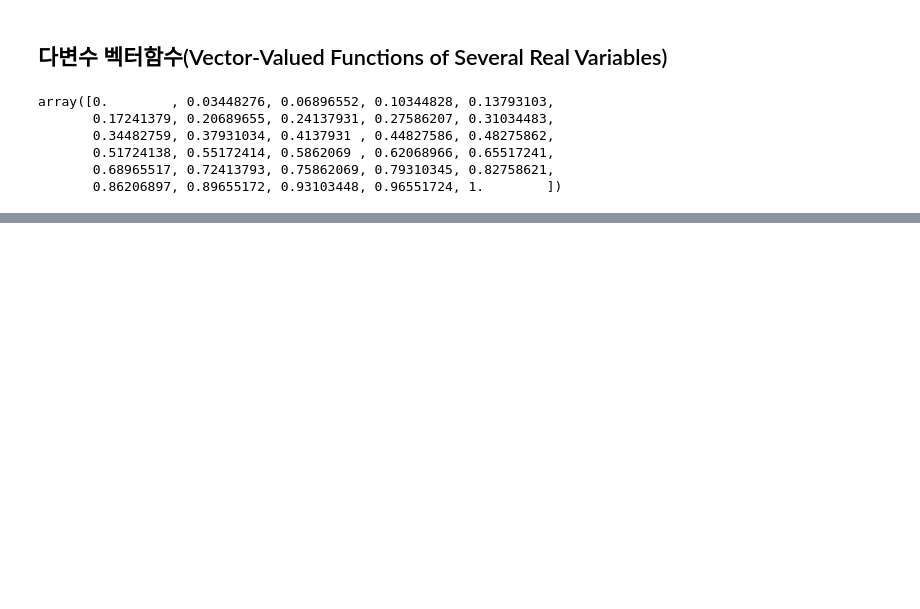
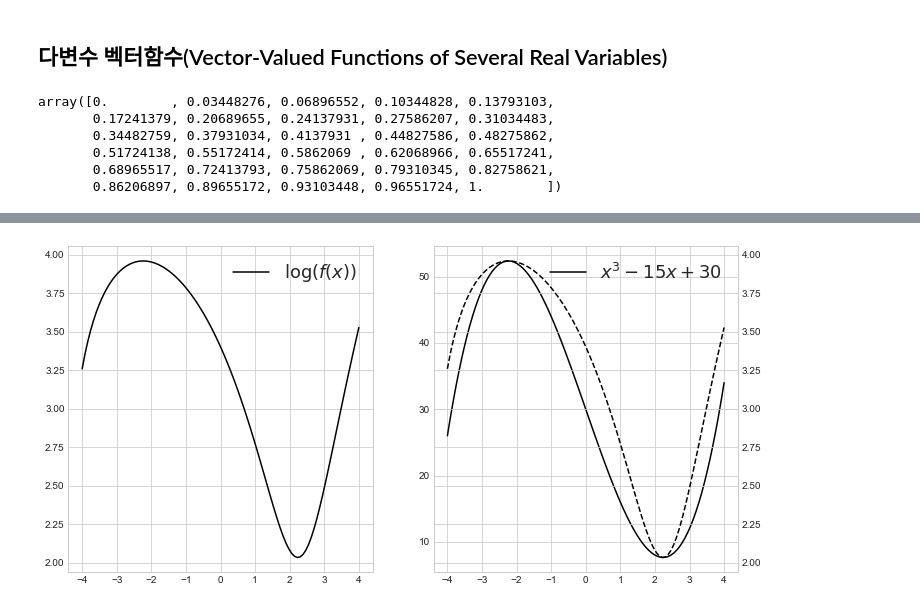
Before and after one commit to HeyJunie/Machine_learning, a Jupyter notebook: 09_Math_function.ipynb, the cells around one changed output, grey strips where cells are left out. Drawn from its saved outputs; the diff is of its cells as text; code cells hidden in the pictures; blank space fills up the shorter version.

```diff
--- a/09_Math_function.ipynb
+++ b/09_Math_function.ipynb
@@ -143,0 +260,14 @@ array([0.        , 0.03448276, 0.06896552, 0.10344828, 0.13793103,
+# %%
+fig, ax = plt.subplots(1, 2, figsize=(12, 6))
+
+ax[0].plot(x, z, label='$\log(f(x))$', color='k')
+ax[0].legend(fontsize=18)
+
+ax[1].plot(x, y, label='$x^3 - 15x + 30$', color='k')
+ax[1].legend(fontsize=18)
+ax_tmp = ax[1].twinx()
+ax_tmp.plot(x, z, '--', label='$log(f(x))$', color='k')
+
+plt.show()
+# %% [output]
+[figure, added]
```
Also changed, not shown: parts of 10 cells of this notebook, 1 other file.
